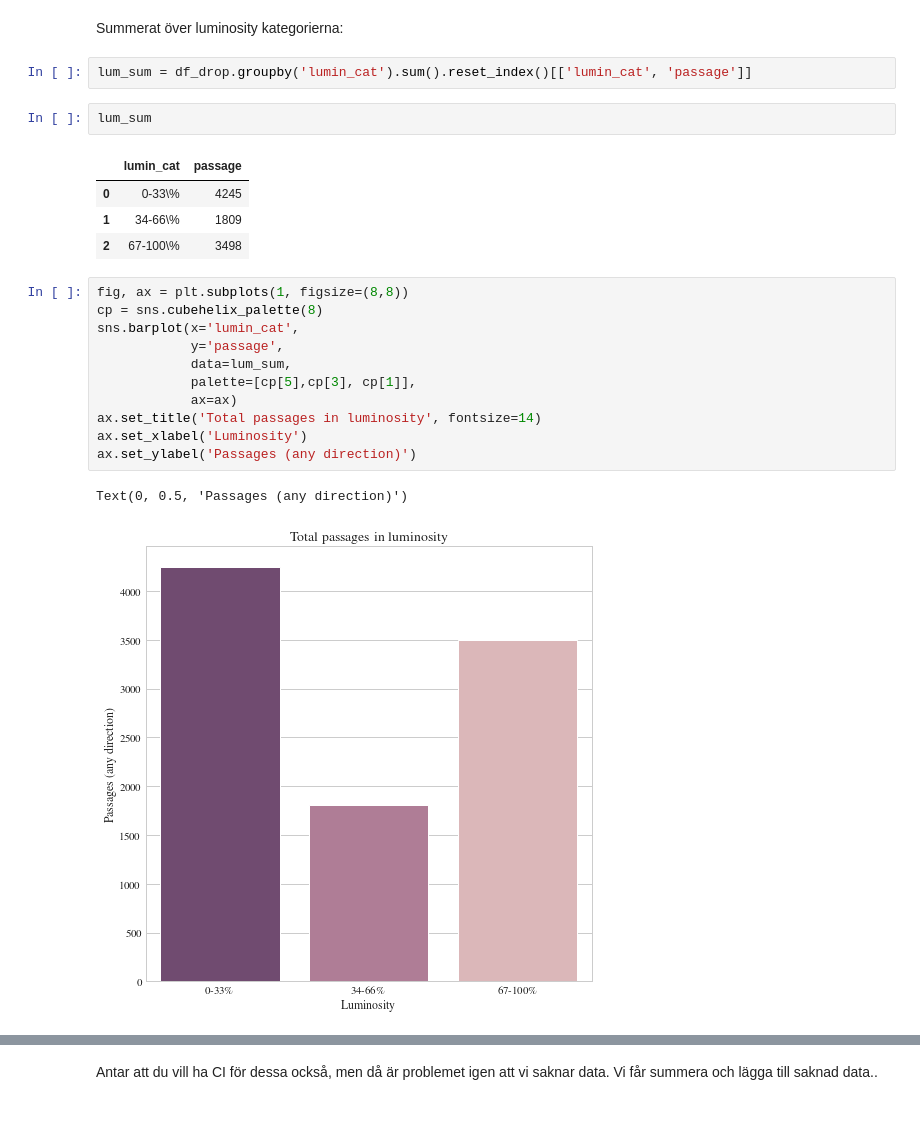
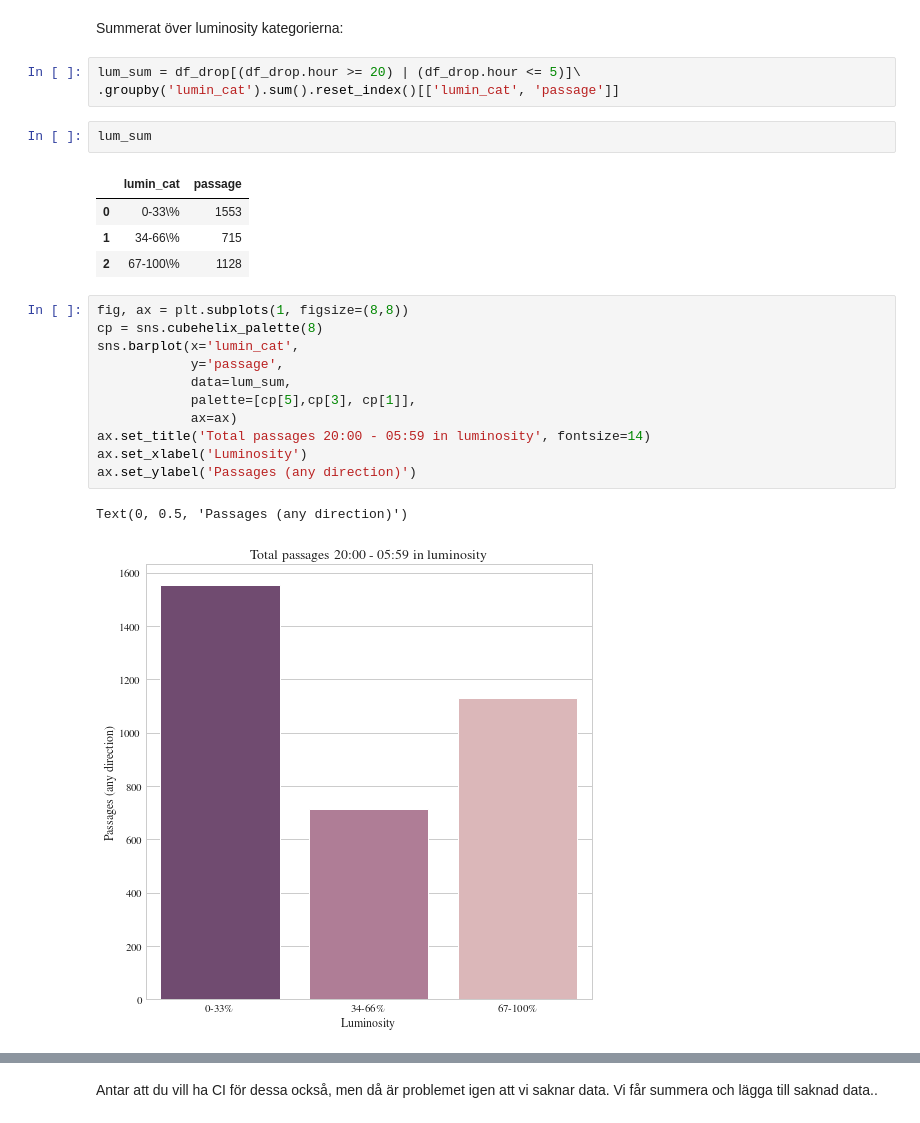
Before and after one commit to maxlund/johannas, a Jupyter notebook: sveas_times.ipynb, the cells around one changed output, grey strips where cells are left out. Saved outputs shown, nothing was run; the diff lists cells and outputs as text.

```diff
--- a/sveas_times.ipynb
+++ b/sveas_times.ipynb
@@ -2006,25 +2000,26 @@ df_drop.head(1)
 # %% [markdown]
 Summerat över luminosity kategorierna:
 # %%
-lum_sum = df_drop.groupby('lumin_cat').sum().reset_index()[['lumin_cat', 'passage']]
+lum_sum = df_drop[(df_drop.hour >= 20) | (df_drop.hour <= 5)]\
+.groupby('lumin_cat').sum().reset_index()[['lumin_cat', 'passage']]
 # %%
 lum_sum
 # %% [output]
 |  | lumin_cat | passage |
-| 0 | 0-33\% | 4245 |
-| 1 | 34-66\% | 1809 |
-| 2 | 67-100\% | 3498 |
+| 0 | 0-33\% | 1553 |
+| 1 | 34-66\% | 715 |
+| 2 | 67-100\% | 1128 |
 # %%
 fig, ax = plt.subplots(1, figsize=(8,8))
 cp = sns.cubehelix_palette(8)
 sns.barplot(x='lumin_cat',
             y='passage',
             data=lum_sum,
             palette=[cp[5],cp[3], cp[1]],
             ax=ax)
-ax.set_title('Total passages in luminosity', fontsize=14)
+ax.set_title('Total passages 20:00 - 05:59 in luminosity', fontsize=14)
 ax.set_xlabel('Luminosity')
 ax.set_ylabel('Passages (any direction)')
 # %% [output]
 Text(0, 0.5, 'Passages (any direction)')
-[figure, old version]
+[figure, new version]
```
Also changed, not shown: parts of 30 cells of this notebook.
